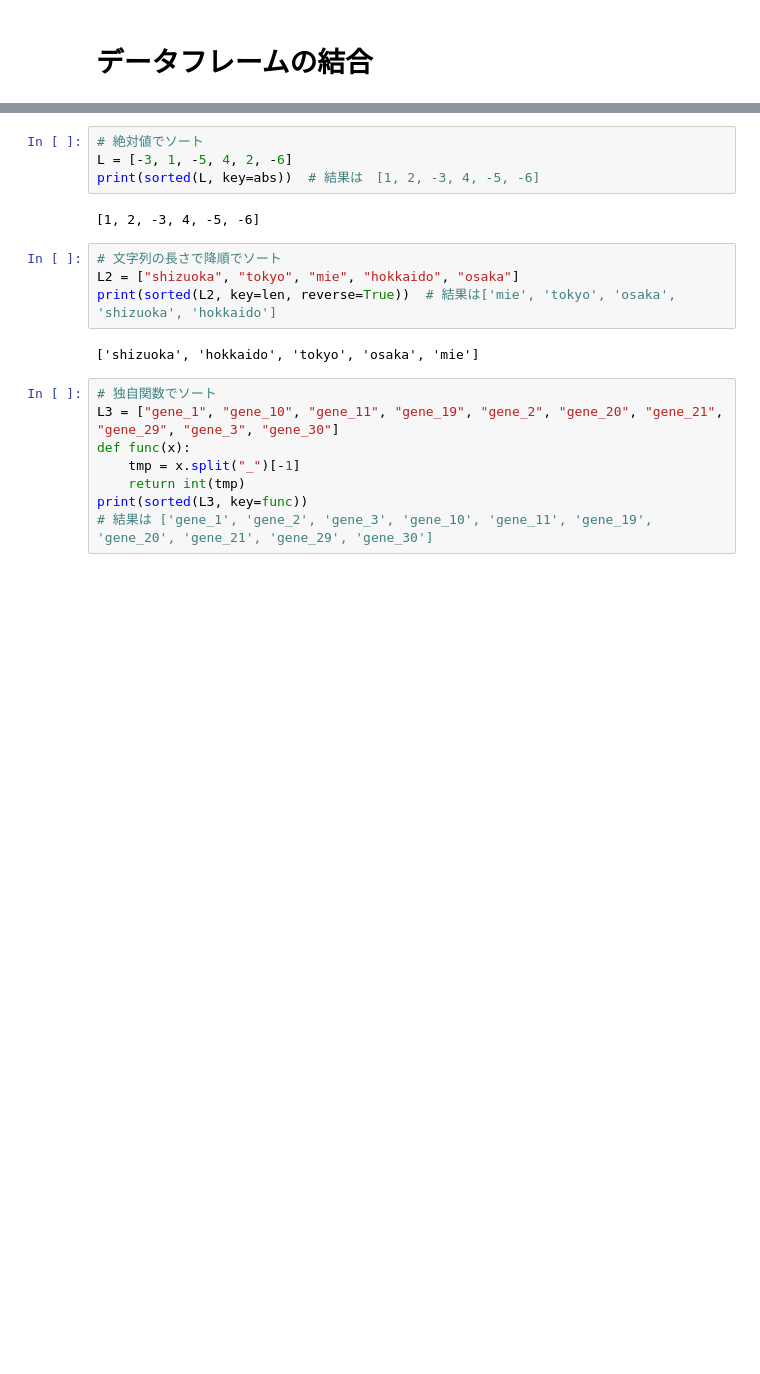
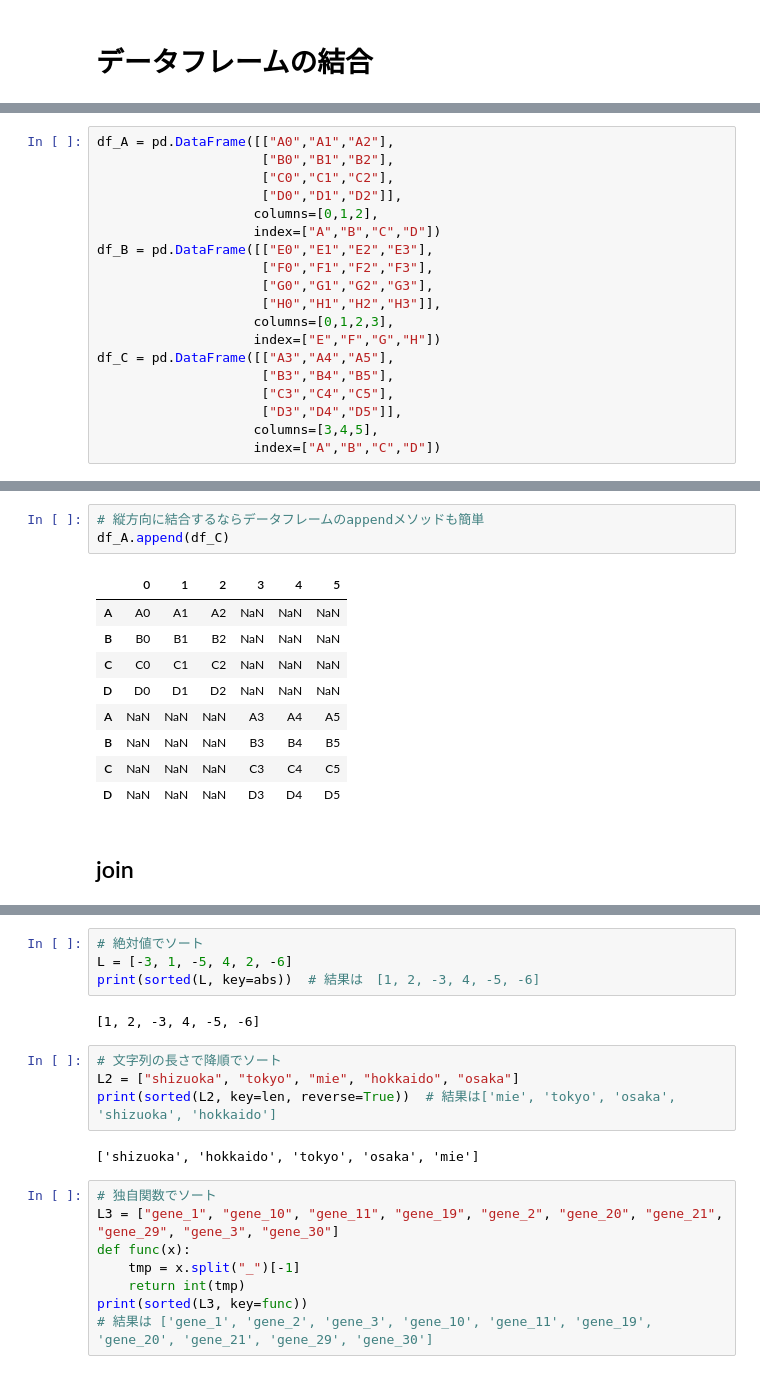
Before and after one commit to genome-sci/python_bioinfo_2018, a Jupyter notebook: 2-1_and_2-2/pandas_introduction.ipynb, the cells around one changed output, grey strips where cells are left out. Cells and saved outputs as stored; diff of their text form; blank space fills up the shorter version.

```diff
--- a/2-1_and_2-2/pandas_introduction.ipynb
+++ b/2-1_and_2-2/pandas_introduction.ipynb
@@ -1986,0 +1703,19 @@ array([[101, 102, 103],
+# %%
+df_A = pd.DataFrame([["A0","A1","A2"],
+                     ["B0","B1","B2"],
+                     ["C0","C1","C2"],
+                     ["D0","D1","D2"]],
+                    columns=[0,1,2],
+                    index=["A","B","C","D"])
+df_B = pd.DataFrame([["E0","E1","E2","E3"],
+                     ["F0","F1","F2","F3"],
+                     ["G0","G1","G2","G3"],
+                     ["H0","H1","H2","H3"]],
+                    columns=[0,1,2,3],
+                    index=["E","F","G","H"])
+df_C = pd.DataFrame([["A3","A4","A5"],
+                     ["B3","B4","B5"],
+                     ["C3","C4","C5"],
+                     ["D3","D4","D5"]],
+                    columns=[3,4,5],
+                    index=["A","B","C","D"])
@@ -1986,0 +1744,15 @@ array([[101, 102, 103],
+# %%
+# 縦方向に結合するならデータフレームのappendメソッドも簡単
+df_A.append(df_C)
+# %% [output]
+|  | 0 | 1 | 2 | 3 | 4 | 5 |
+| A | A0 | A1 | A2 | NaN | NaN | NaN |
+| B | B0 | B1 | B2 | NaN | NaN | NaN |
+| C | C0 | C1 | C2 | NaN | NaN | NaN |
+| D | D0 | D1 | D2 | NaN | NaN | NaN |
+| A | NaN | NaN | NaN | A3 | A4 | A5 |
+| B | NaN | NaN | NaN | B3 | B4 | B5 |
+| C | NaN | NaN | NaN | C3 | C4 | C5 |
+| D | NaN | NaN | NaN | D3 | D4 | D5 |
+# %% [markdown]
+## join
```
Also changed, not shown: parts of 134 cells of this notebook, 2 other files.
